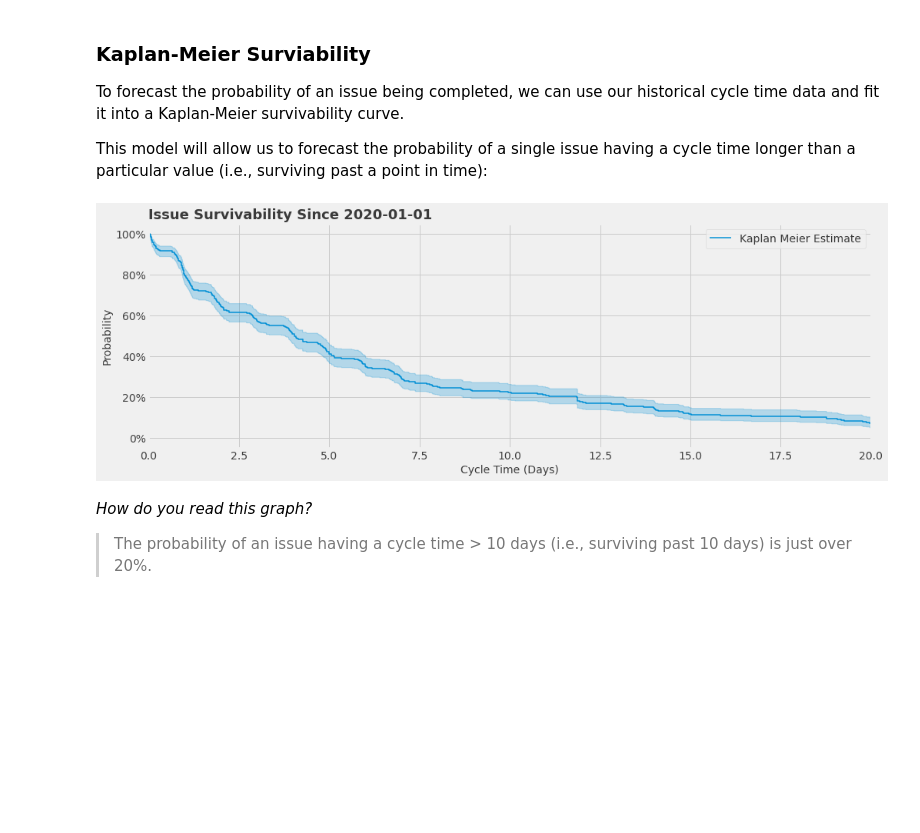
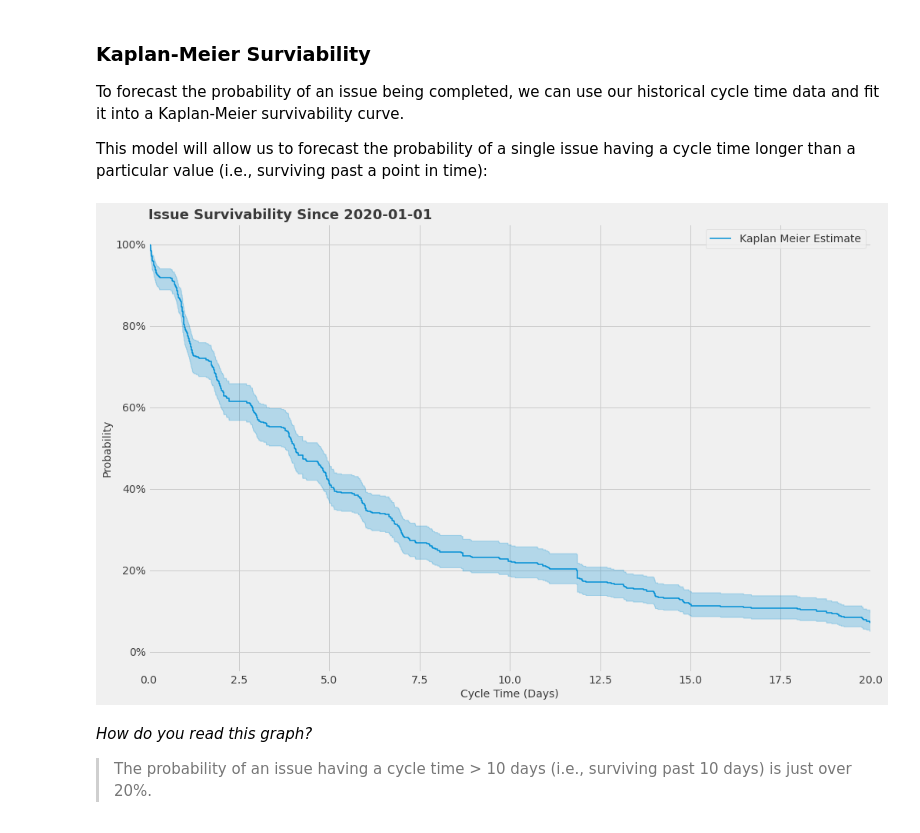
Before and after one commit to jsherer/kanban-metrics, a Jupyter notebook: kanban.ipynb, the cells around one changed output. Cells and saved outputs as stored; diff of their text form; code cells hidden in the pictures; blank space fills up the shorter version.

```diff
--- a/kanban.ipynb
+++ b/kanban.ipynb
@@ -334,7 +395,7 @@ from lifelines import KaplanMeierFitter
 FILTER_ISSUES_SINCE = '2020-01-01'
 
 survivability_data = issue_data.copy()
-survivability_data = survivability_data.where(survivability_data['complete_day'] > pandas.to_datetime(FILTER_ISSUES_SINCE)).dropna()
+survivability_data = survivability_data[survivability_data['complete_day'] > pandas.to_datetime(FILTER_ISSUES_SINCE)]
 
 durations = survivability_data['cycle_time_days']
 event_observed = [1 if c else 0 for c in survivability_data['cycle_time_days']]
@@ -344,18 +405,18 @@ km = KaplanMeierFitter()
 ## Fit the data into the model
 model = km.fit(durations, event_observed,label='Kaplan Meier Estimate')
 # %%
-ax = km.plot(figsize=(15, 5))
+ax = km.plot(figsize=(15, 10))
 ax.set_title('Issue Survivability Since {}'.format(FILTER_ISSUES_SINCE), loc='left', fontdict={
              'fontsize': 18, 'fontweight': 'semibold'})
 
 def format_func(value, tick_number):
     return '{}%'.format(int(value*100))
 ax.set_xlim([0, 20])
 ax.yaxis.set_major_formatter(matplotlib.pyplot.FuncFormatter(format_func))
 ax.set_ylabel('Probability')
 _ = ax.set_xlabel('Cycle Time (Days)')
 # %% [output]
-[figure, old version]
+[figure, new version]
 # %% [markdown]
 *How do you read this graph?*
 
```
Also changed, not shown: parts of 17 cells of this notebook.
